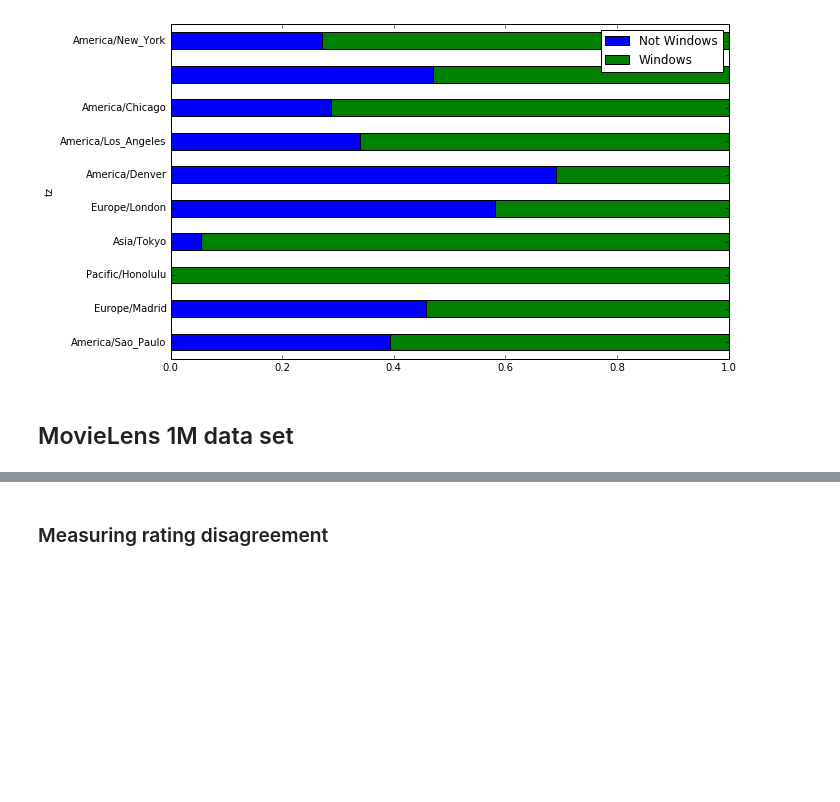
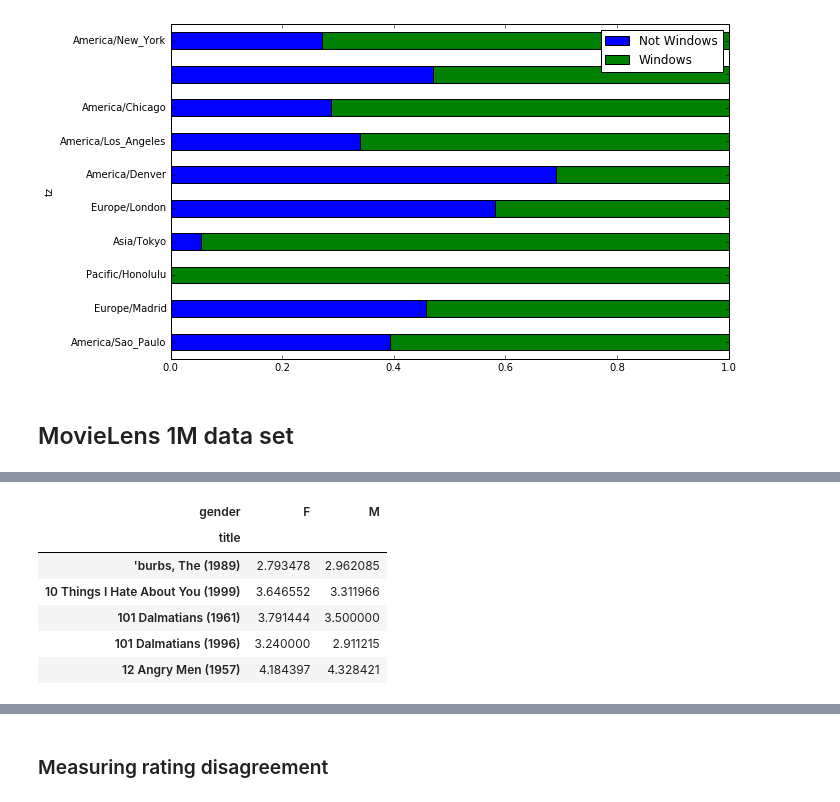
Before and after one commit to wangjiahong666/pydata-book, a Jupyter notebook: ch02.ipynb, the cells around one changed output, grey strips where cells are left out. Drawn from its saved outputs; the diff is of its cells as text; code cells hidden in the pictures; blank space fills up the shorter version.

```diff
--- a/ch02.ipynb
+++ b/ch02.ipynb
@@ -390,6 +478,14 @@ active_titles[:10]
 # %%
 mean_ratings = mean_ratings.ix[active_titles]
-mean_ratings
+mean_ratings.head()
+# %% [output]
+| gender | F | M |
+| title |  |  |
+| 'burbs, The (1989) | 2.793478 | 2.962085 |
+| 10 Things I Hate About You (1999) | 3.646552 | 3.311966 |
+| 101 Dalmatians (1961) | 3.791444 | 3.500000 |
+| 101 Dalmatians (1996) | 3.240000 | 2.911215 |
+| 12 Angry Men (1957) | 4.184397 | 4.328421 |
 # %%
 mean_ratings = mean_ratings.rename(index={'Seven Samurai (The Magnificent Seven) (Shichinin no samurai) (1954)':
                            'Seven Samurai (Shichinin no samurai) (1954)'})
```
Also changed, not shown: parts of 15 cells of this notebook.
